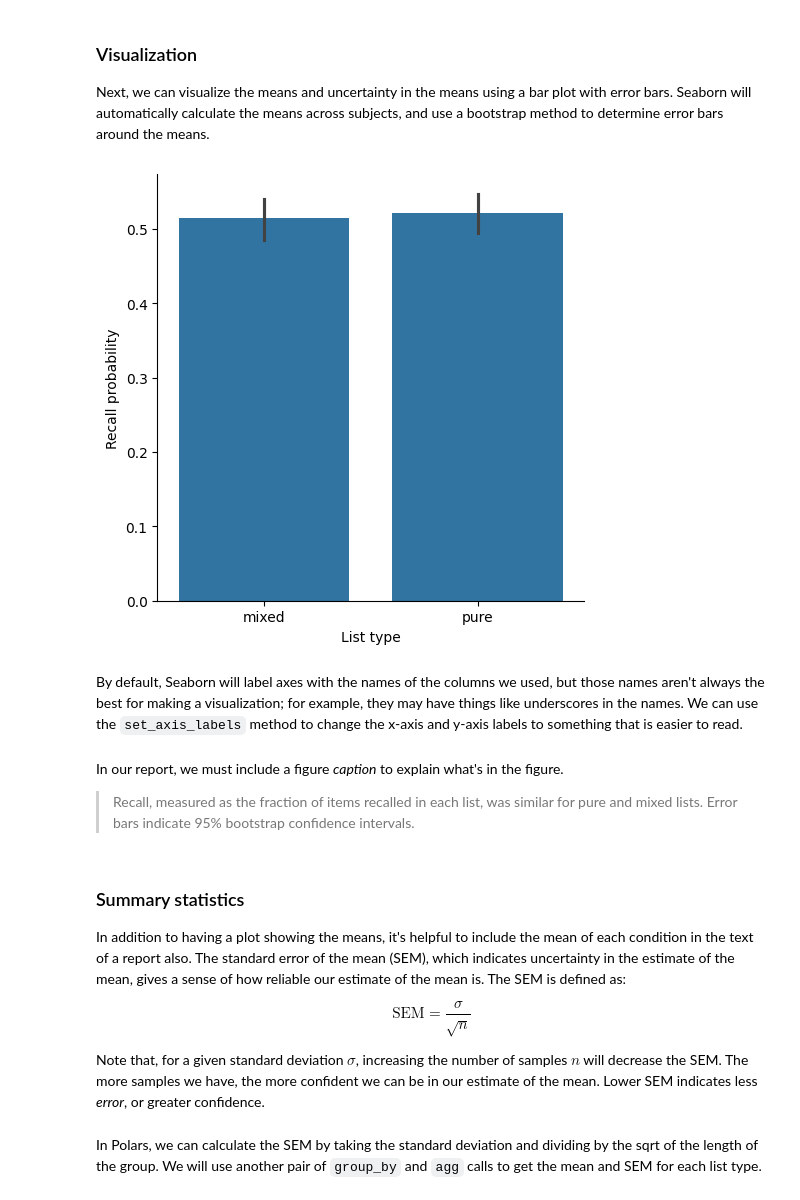
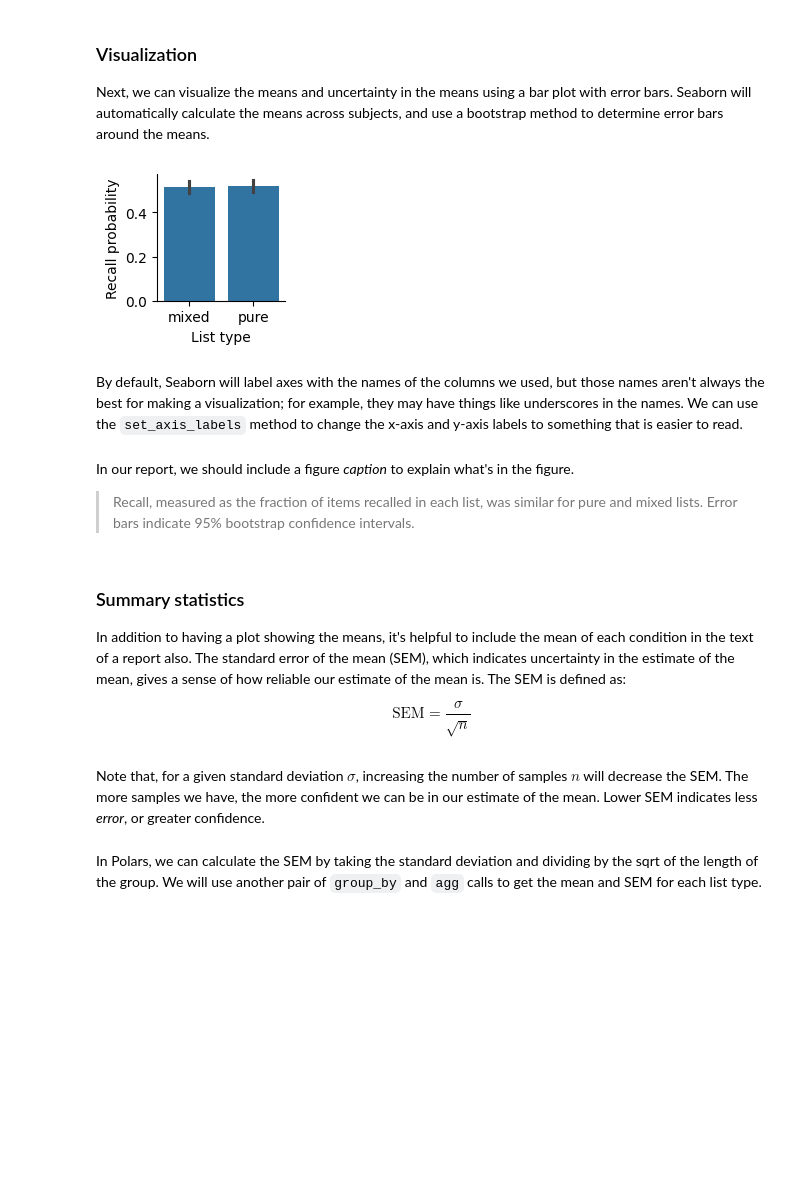
Before and after one commit to mortonne/datascipsych, a Jupyter notebook: assignments/assignment12/reporting.ipynb, the cells around one changed output. Cells and saved outputs as stored; diff of their text form; code cells hidden in the pictures; blank space fills up the shorter version.

```diff
--- a/assignments/assignment12/reporting.ipynb
+++ b/assignments/assignment12/reporting.ipynb
@@ -58,15 +60,15 @@ We don't really need to sort the data, but it makes the result easier to underst
  Next, we can visualize the means and uncertainty in the means using a bar plot with error bars. Seaborn will automatically calculate the means across subjects, and use a bootstrap method to determine error bars around the means.
 # %%
 (
-    sns.catplot(data=lt, x="list_type", y="recall", kind="bar")
+    sns.catplot(data=lt, x="list_type", y="recall", kind="bar", height=2)
     .set_axis_labels("List type", "Recall probability")
 );
 # %% [output]
-[figure, old version]
+[figure, new version]
 # %% [markdown]
 By default, Seaborn will label axes with the names of the columns we used, but those names aren't always the best for making a visualization; for example, they may have things like underscores in the names. We can use the `set_axis_labels` method to change the x-axis and y-axis labels to something that is easier to read.
 # %% [markdown]
-In our report, we must include a figure *caption* to explain what's in the figure.
+In our report, we should include a figure *caption* to explain what's in the figure.
 
 > Recall, measured as the fraction of items recalled in each list, was similar for pure and mixed lists. Error bars indicate 95% bootstrap confidence intervals.
 # %% [markdown]
@@ -77,8 +79,8 @@ In addition to having a plot showing the means, it's helpful to include the mean
 $$
 \mathrm{SEM} = \frac{\sigma}{\sqrt{n}}
 $$
-
-Note that, for a given standard deviation $\sigma$, increasing the number of samples $n$ will decrease the SEM. The more samples we have, the more confident we can be in our estimate of the mean. Lower SEM indicates less *error*, or greater confidence.
+# %% [markdown]
+Note that, for a given standard deviation $\sigma$, increasing the number of samples $n$ will decrease the SEM. The more samples we have, the more confident we can be in our estimate of the mean. Lower SEM indicates less *error*, or greater confidence.
 # %% [markdown]
 In Polars, we can calculate the SEM by taking the standard deviation and dividing by the sqrt of the length of the group. We will use another pair of `group_by` and `agg` calls to get the mean and SEM for each list type.
 # %%
```
Also changed, not shown: parts of 16 cells of this notebook.
